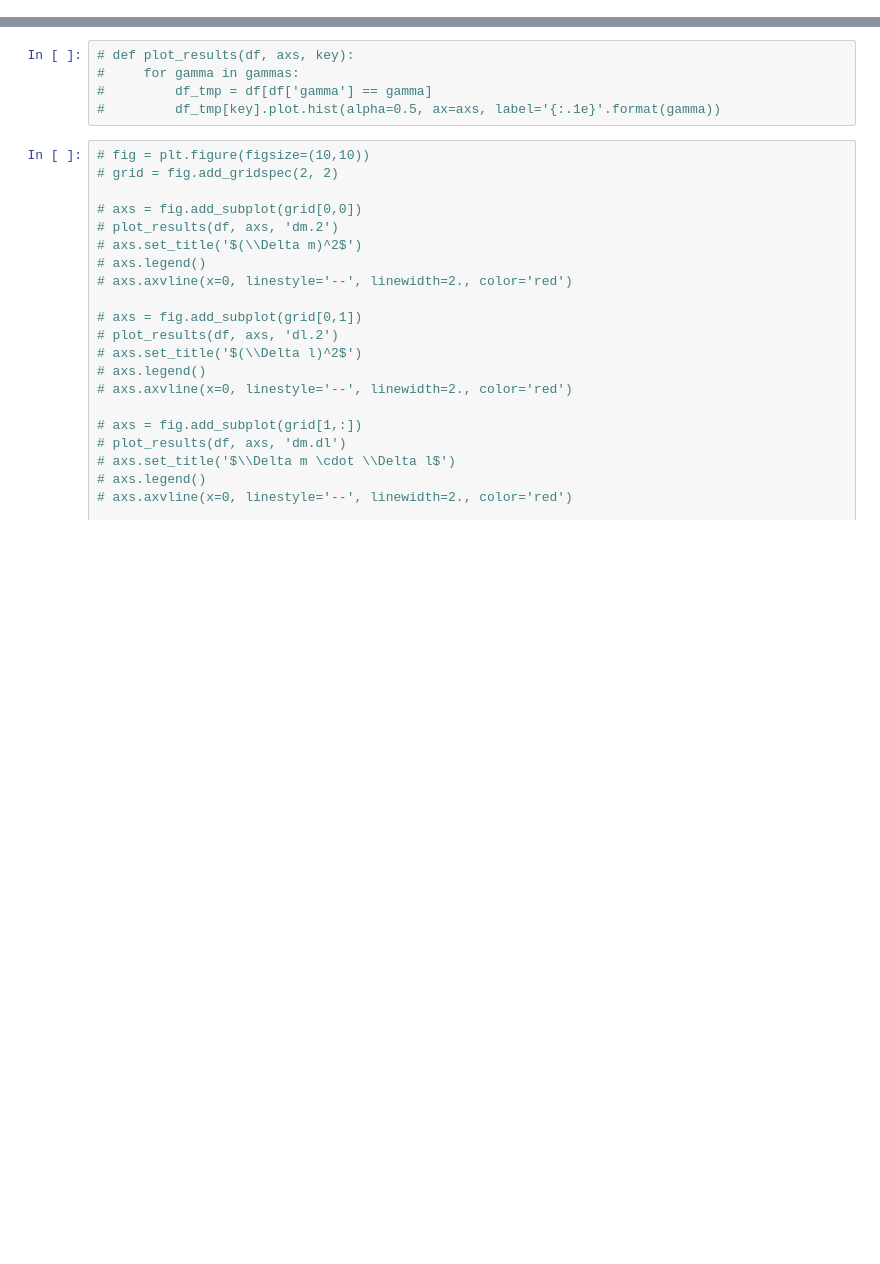
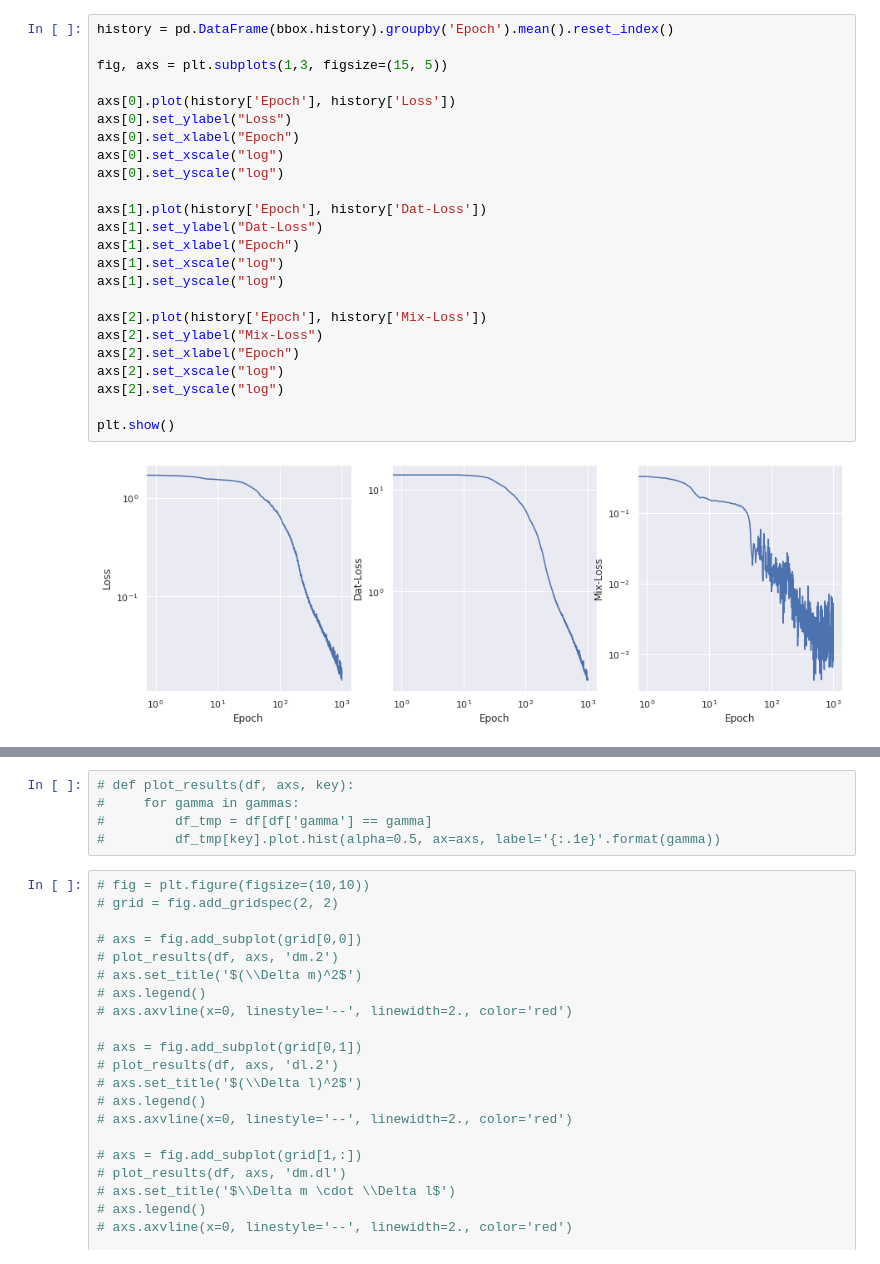
Before and after one commit to nitaifingerhut/double_machine_learning, a Jupyter notebook: diagnostic.ipynb, the cells around one changed output, grey strips where cells are left out. Cells and saved outputs as stored; diff of their text form; blank space fills up the shorter version.

```diff
--- a/diagnostic.ipynb
+++ b/diagnostic.ipynb
@@ -35,0 +71,26 @@ plt.show()
+# %%
+history = pd.DataFrame(bbox.history).groupby('Epoch').mean().reset_index()
+
+fig, axs = plt.subplots(1,3, figsize=(15, 5))
+
+axs[0].plot(history['Epoch'], history['Loss'])
+axs[0].set_ylabel("Loss")
+axs[0].set_xlabel("Epoch")
+axs[0].set_xscale("log")
+axs[0].set_yscale("log")
+
+axs[1].plot(history['Epoch'], history['Dat-Loss'])
+axs[1].set_ylabel("Dat-Loss")
+axs[1].set_xlabel("Epoch")
+axs[1].set_xscale("log")
+axs[1].set_yscale("log")
+
+axs[2].plot(history['Epoch'], history['Mix-Loss'])
+axs[2].set_ylabel("Mix-Loss")
+axs[2].set_xlabel("Epoch")
+axs[2].set_xscale("log")
+axs[2].set_yscale("log")
+
+plt.show()
+# %% [output]
+[figure, added]
```
Also changed, not shown: parts of 11 cells of this notebook, 1 other file.
